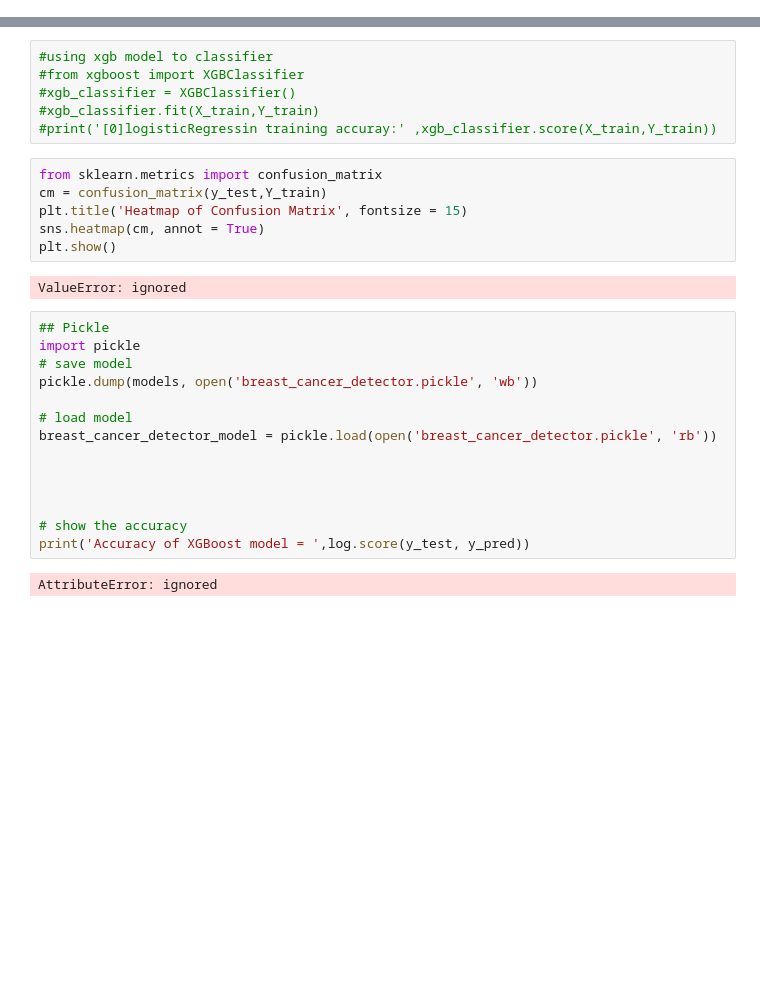
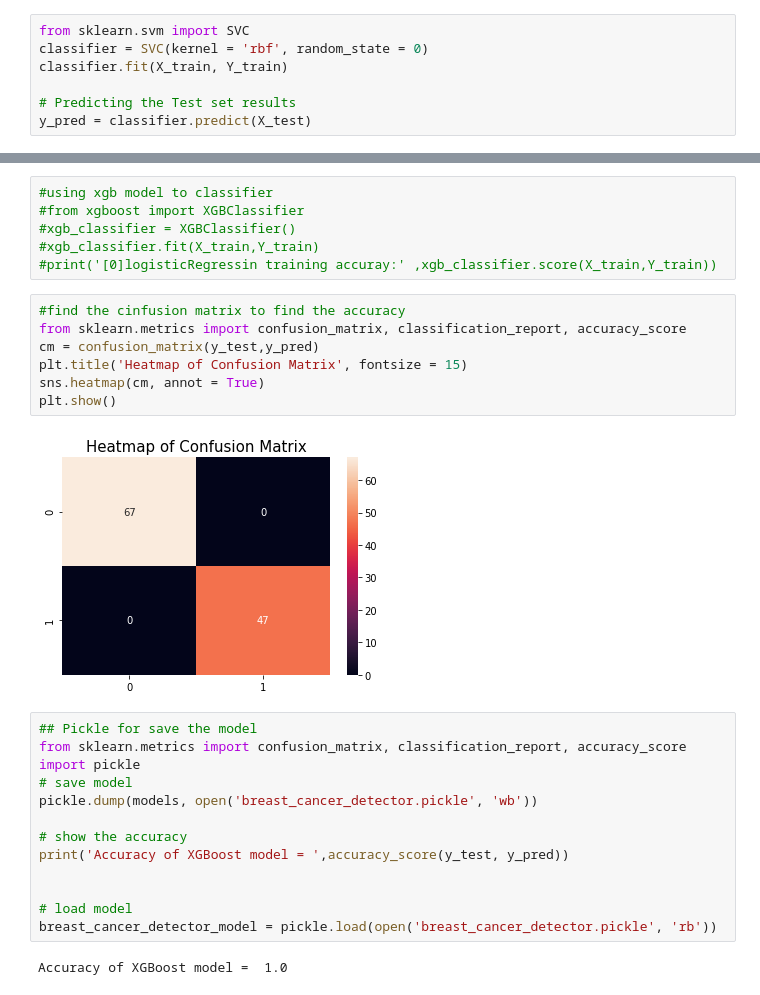
Before and after one commit to rujeenaal-zyoud/-breast-cancer-detection-using-ML, a Jupyter notebook: Breast_cancer_detect_using_ml_.ipynb, the cells around one changed output, grey strips where cells are left out. Saved outputs shown, nothing was run; the diff lists cells and outputs as text; blank space fills up the shorter version.

```diff
--- a/Breast_cancer_detect_using_ml_.ipynb
+++ b/Breast_cancer_detect_using_ml_.ipynb
@@ -198,3 +196,10 @@ def models (X_train,Y_train):
+# %%
+from sklearn.svm import SVC
+classifier = SVC(kernel = 'rbf', random_state = 0)
+classifier.fit(X_train, Y_train)
+
+# Predicting the Test set results
+y_pred = classifier.predict(X_test)
 # %%
 #getting all of the models
 model= models(X_train, Y_train)
@@ -207,26 +212,26 @@ AttributeError: ignored
 #xgb_classifier.fit(X_train,Y_train)
 #print('[0]logisticRegressin training accuray:' ,xgb_classifier.score(X_train,Y_train))
 # %%
-from sklearn.metrics import confusion_matrix
-cm = confusion_matrix(y_test,Y_train)
+#find the cinfusion matrix to find the accuracy
+from sklearn.metrics import confusion_matrix, classification_report, accuracy_score
+cm = confusion_matrix(y_test,y_pred)
 plt.title('Heatmap of Confusion Matrix', fontsize = 15)
 sns.heatmap(cm, annot = True)
 plt.show()
 # %% [output]
-ValueError: ignored
+[figure, added]
 # %%
-## Pickle
+## Pickle for save the model
+from sklearn.metrics import confusion_matrix, classification_report, accuracy_score
 import pickle
 # save model
 pickle.dump(models, open('breast_cancer_detector.pickle', 'wb'))
 
+# show the accuracy
+print('Accuracy of XGBoost model = ',accuracy_score(y_test, y_pred))
+
+
 # load model
 breast_cancer_detector_model = pickle.load(open('breast_cancer_detector.pickle', 'rb'))
-
-
-
-
-# show the accuracy
-print('Accuracy of XGBoost model = ',log.score(y_test, y_pred))
 # %% [output]
-AttributeError: ignored
+Accuracy of XGBoost model =  1.0
```
Also changed, not shown: parts of 2 cells of this notebook.
